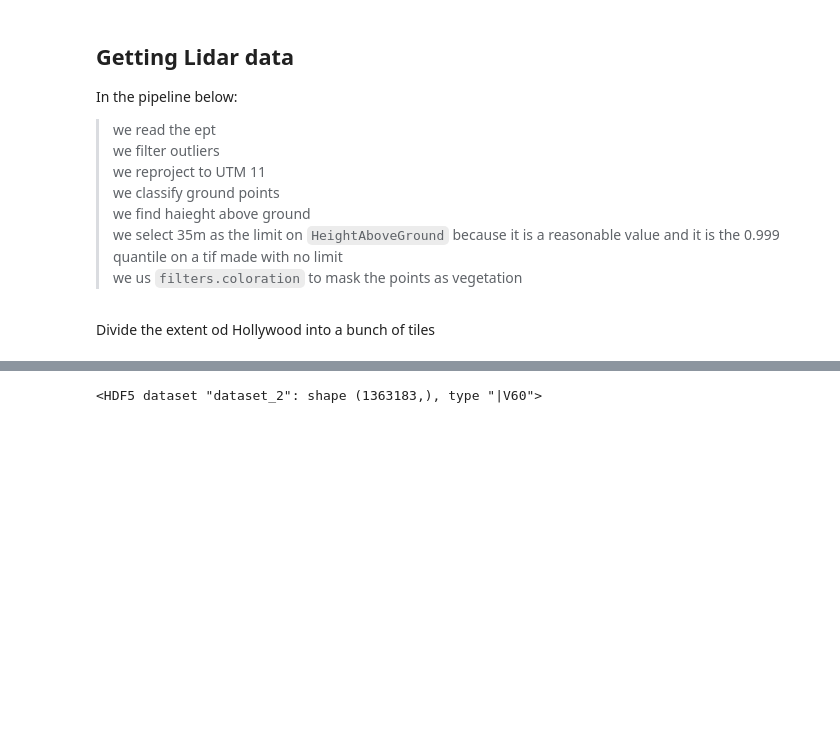
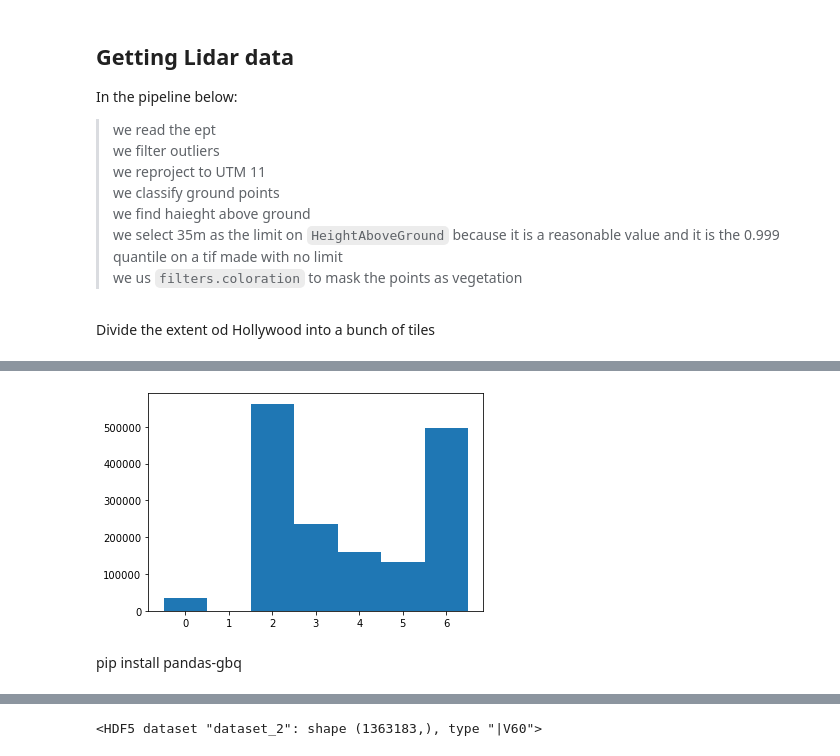
Before and after one commit to kulpojke/UrbanForest, a Jupyter notebook: Lidar/Hollywood_PointCloud-Copy1.ipynb, the cells around one changed output, grey strips where cells are left out. Drawn from its saved outputs; the diff is of its cells as text; code cells hidden in the pictures; blank space fills up the shorter version.

```diff
--- a/Lidar/Hollywood_PointCloud-Copy1.ipynb
+++ b/Lidar/Hollywood_PointCloud-Copy1.ipynb
@@ -377,0 +346,45 @@ df
+# %%
+# numba vectorize, slightly different than np.vectorize
+@vectorize([int8(float64, float64, float64)])
+def point_class_by_ndvi_hag(hag, ndvi, ndvi_thresh):
+    '''Vectorizd funtion to reclassify points based on HAG and NDVI
+    hag         -- float64 - the HeightAboveGround column.
+    ndvi        -- float64 - the NDVI column.
+    ndvi_thresh -- float64 - threshold above which pisel is considered vegetation,
+                            The NDVI  dimension is 0to 256 rathertha -1 to 1.
+    '''
+    # TODO: these thresholds are completely arbitrary, try to look up specified values
+    med, high = 2, 6
+
+    # non-vegetation cases
+    if ndvi < ndvi_thresh:
+        # ground
+        if (hag < 1):
+            clss = int8(2)
+        # building
+        elif (hag > 2):
+            clss = int8(6)
+
+    #vegetation cases
+    else:
+        # low veg
+        if (hag < med):
+            clss = int8(3)
+        # high veg
+        elif (hag > high):
+            clss = int8(5)
+        # med veg
+        else:
+            clss = int8(4)
+
+    return(clss)
+# %%
+ndvi_thresh =  256 * (0.25 + 1) / 2
+
+S['Classification'] = point_class_by_ndvi_hag(S['HeightAboveGround'], S['NDVI'], ndvi_thresh)
+# %%
+plt.hist(S['Classification'], bins=range(0,8), align='left');
+# %% [output]
+[figure, added]
+# %% [markdown]
+pip install pandas-gbq
```
Also changed, not shown: parts of 9 cells of this notebook.
